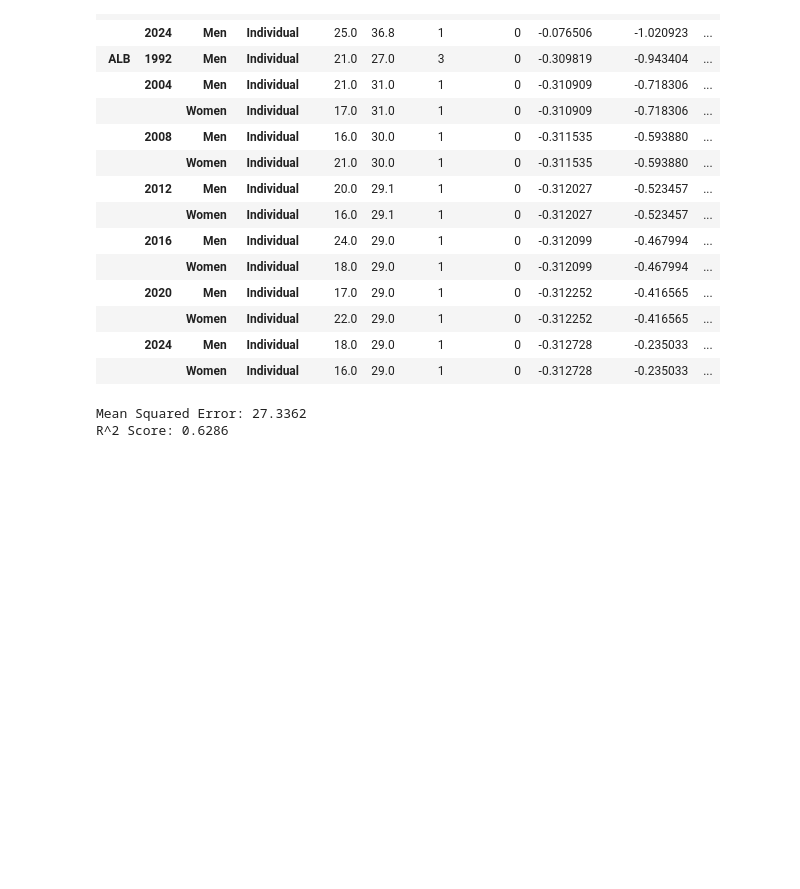
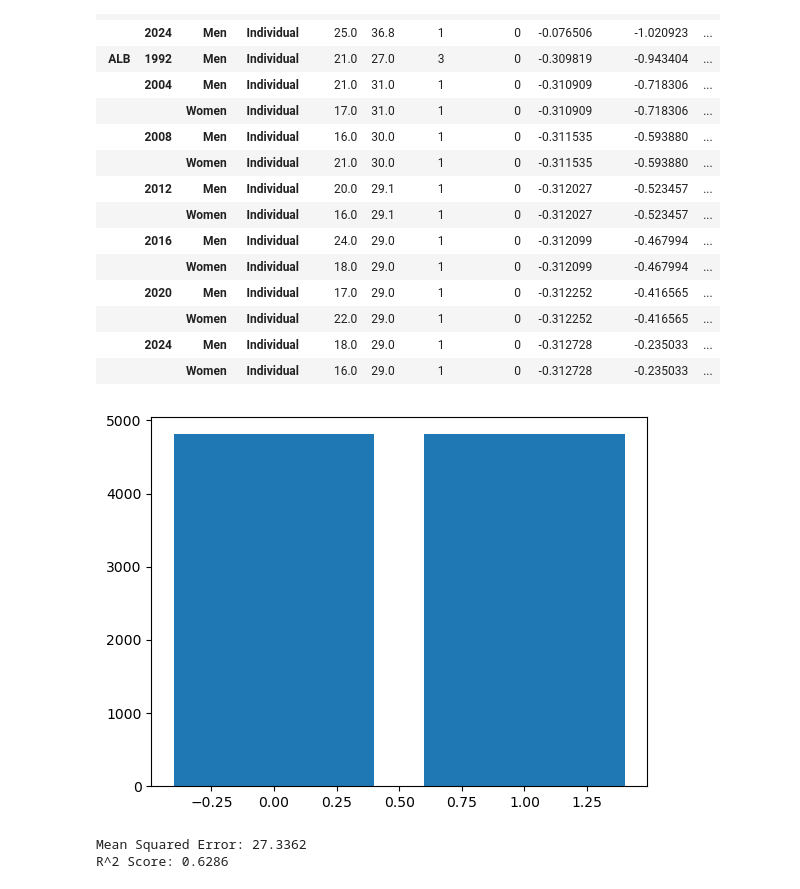
Before and after one commit to KirillKovalchuk02/turing_datathon, a Jupyter notebook: Kirill.ipynb, the cells around one changed output. Saved outputs shown, nothing was run; the diff lists cells and outputs as text; code cells hidden in the pictures; blank space fills up the shorter version.

```diff
--- a/Kirill.ipynb
+++ b/Kirill.ipynb
@@ -157,6 +211,9 @@ aggregated_df['proportion_participants_to_population'] = aggregated_df['number_p
 aggregated_df['population'] = (aggregated_df['population'] - aggregated_df['population'].mean()) / aggregated_df['population'].std()
 aggregated_df['gdp_per_capita'] = (aggregated_df['gdp_per_capita'] - aggregated_df['gdp_per_capita'].mean()) / aggregated_df['gdp_per_capita'].std()
 
+aggregated_df['relay_in_proportion'] = aggregated_df['relays'] / aggregated_df['events']
+
+aggregated_df.drop(columns=['relays'], inplace = True)
 
 aggregated_df.head(15)
 # %% [output]
@@ -180,3 +239,9 @@ aggregated_df.head(15)
+# %%
+plt.figure()
+plt.bar(aggregated_df['relay_in_proportion'], aggregated_df['relay_in_proportion'].count())
+plt.show()
+# %% [output]
+[figure, added]
 # %%
 from sklearn.ensemble import RandomForestRegressor
 from sklearn.model_selection import train_test_split
```
Also changed, not shown: parts of 3 cells of this notebook, 1 other file.
